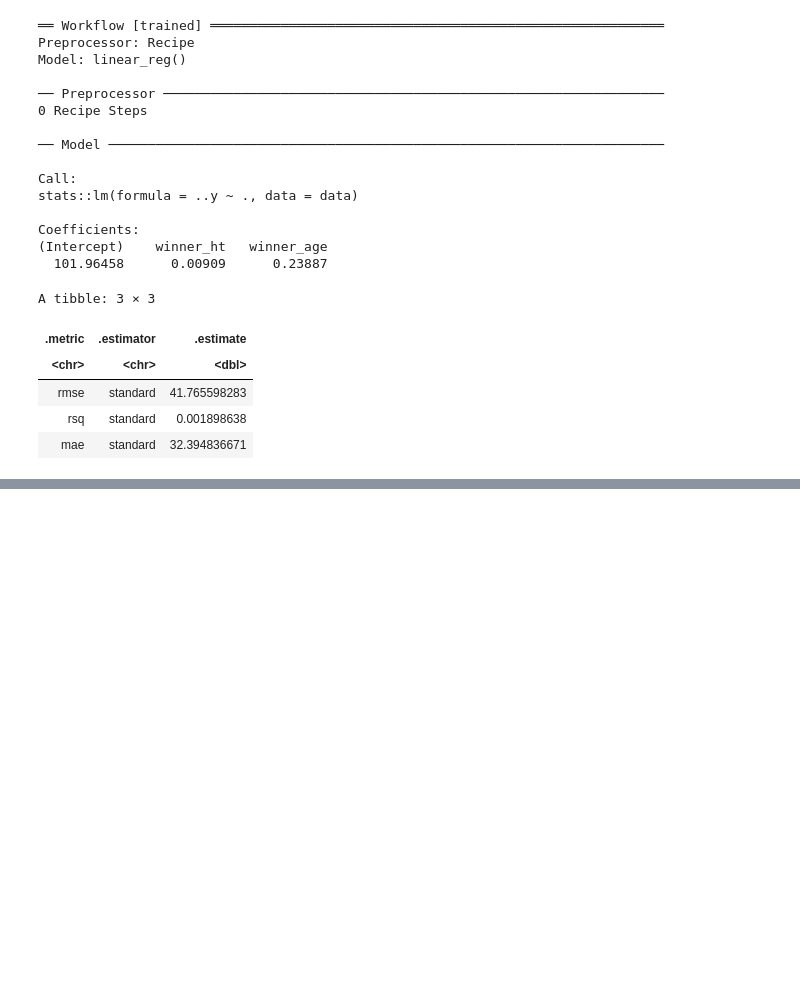
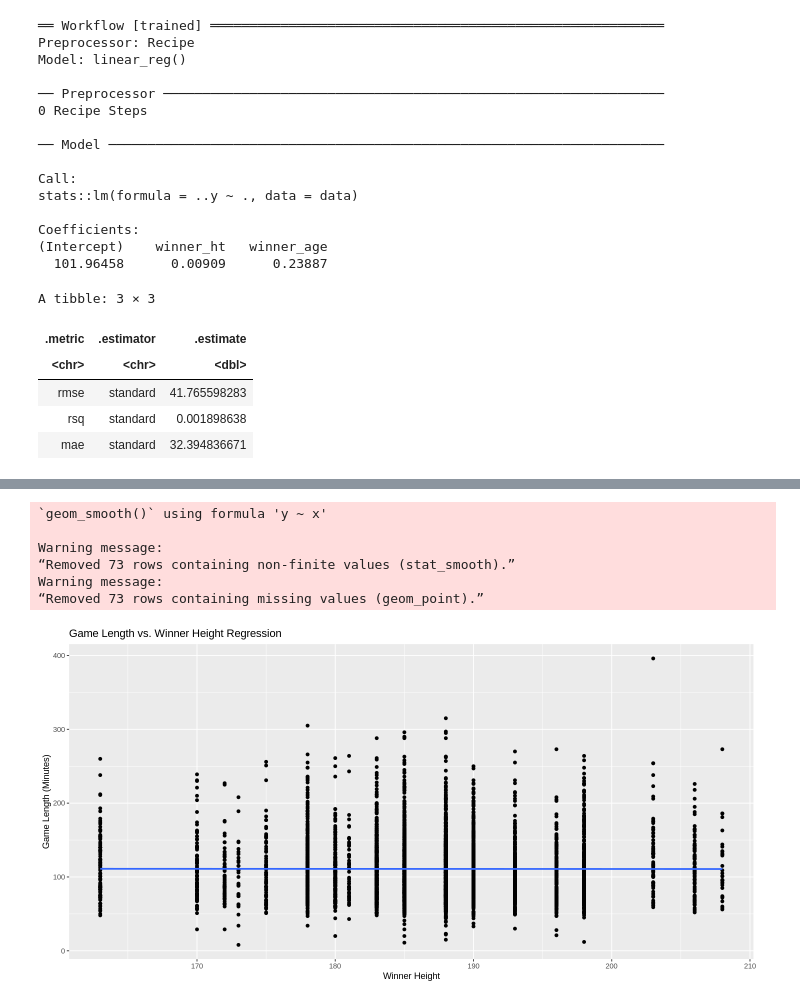
Before and after one commit to keelbeier/dsci100-group69, a Jupyter notebook: group_project_report.ipynb, the cells around one changed output, grey strips where cells are left out. Drawn from its saved outputs; the diff is of its cells as text; code cells hidden in the pictures; blank space fills up the shorter version.

```diff
--- a/group_project_report.ipynb
+++ b/group_project_report.ipynb
@@ -164,0 +166,14 @@ A tibble: 3 × 3
+# %%
+options(repr.plot.width=12, repr.plot.height=6)
+regression_ht_plot <- ht_scatter_plot +
+    geom_smooth(method = "lm", se = FALSE) +
+    ggtitle("Game Length vs. Winner Height Regression")
+regression_ht_plot
+# %% [output]
+`geom_smooth()` using formula 'y ~ x'
+
+Warning message:
+“Removed 73 rows containing non-finite values (stat_smooth).”
+Warning message:
+“Removed 73 rows containing missing values (geom_point).”
+[figure, added]
```
Also changed, not shown: parts of 4 cells of this notebook.
